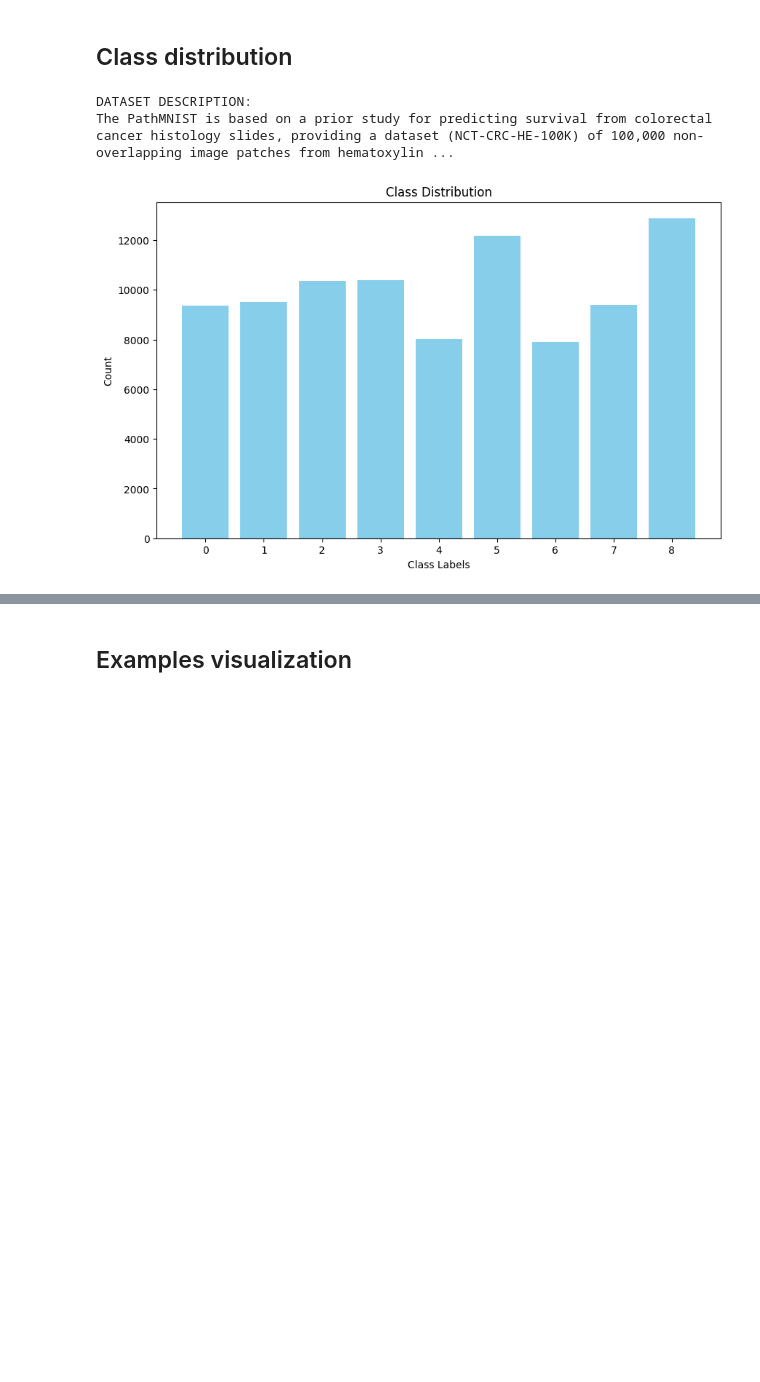
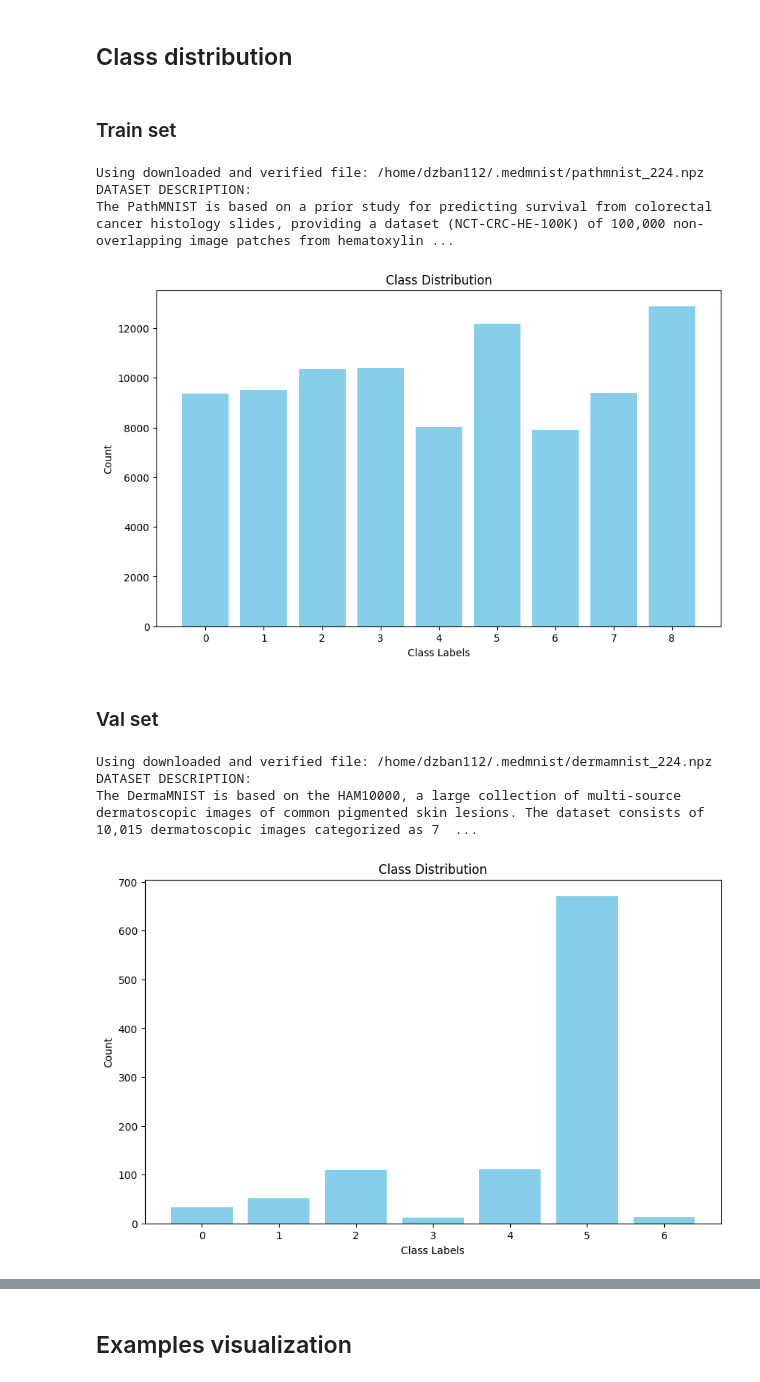
Before and after one commit to jbindaAI/MedMNIST, a Jupyter notebook: MedMnist_overview.ipynb, the cells around one changed output, grey strips where cells are left out. Saved outputs shown, nothing was run; the diff lists cells and outputs as text; code cells hidden in the pictures; blank space fills up the shorter version.

```diff
--- a/MedMnist_overview.ipynb
+++ b/MedMnist_overview.ipynb
@@ -96,9 +97,21 @@ def visualize(dataset):
     plt.show()
 # %% [markdown]
 ## Class distribution
+# %% [markdown]
+### Train set
 # %%
-dataset = sum_up_dataset(data_flag=DataFlag.PATHMNIST, img_size=224, mode="train", download=False)
+dataset = sum_up_dataset(data_flag=DataFlag.PATHMNIST, img_size=224, mode="train", download=True)
 # %% [output]
+Using downloaded and verified file: /home/dzban112/.medmnist/pathmnist_224.npz
 DATASET DESCRIPTION:
 The PathMNIST is based on a prior study for predicting survival from colorectal cancer histology slides, providing a dataset (NCT-CRC-HE-100K) of 100,000 non-overlapping image patches from hematoxylin ...
 [figure]
+# %% [markdown]
+### Val set
+# %%
+dataset = sum_up_dataset(data_flag=DataFlag.DERMAMNIST, img_size=224, mode="val", download=True)
+# %% [output]
+Using downloaded and verified file: /home/dzban112/.medmnist/dermamnist_224.npz
+DATASET DESCRIPTION:
+The DermaMNIST is based on the HAM10000, a large collection of multi-source dermatoscopic images of common pigmented skin lesions. The dataset consists of 10,015 dermatoscopic images categorized as 7  ...
+[figure, added]
```
Also changed, not shown: parts of 50 cells of this notebook, 10 other files.
